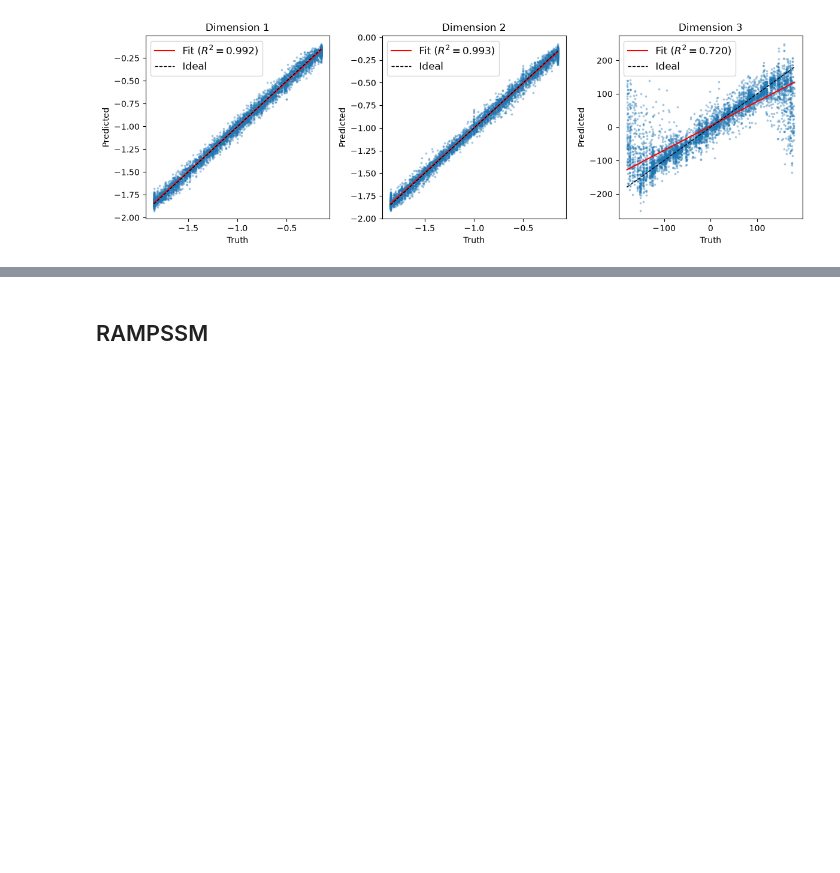
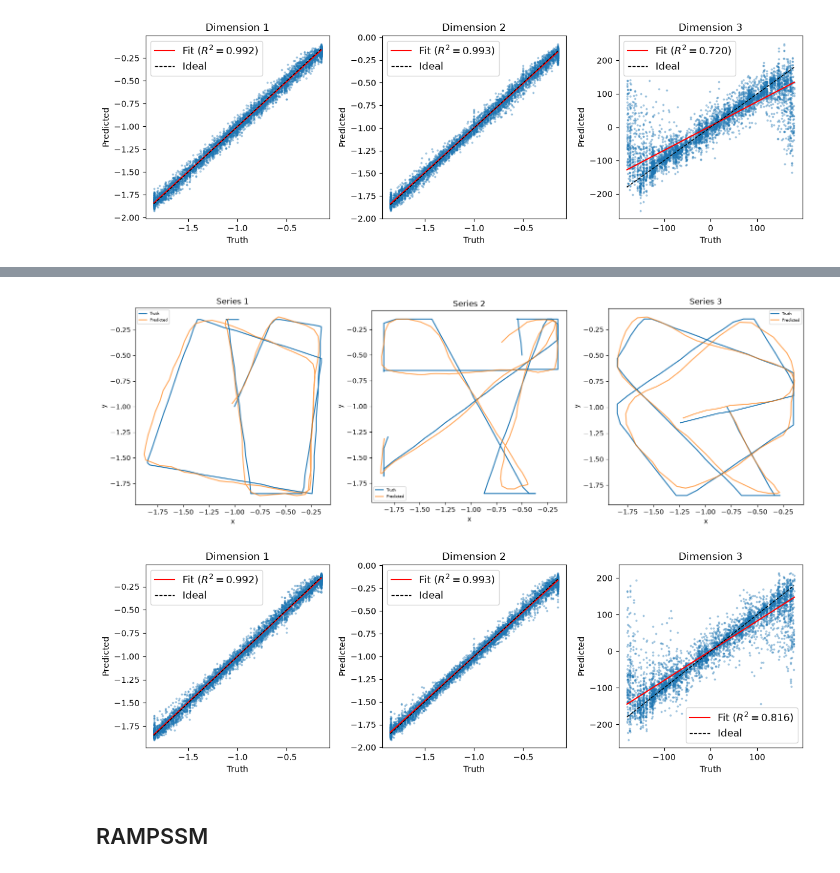
Before and after one commit to jamesgreen-c/RP-SLAM, a Jupyter notebook: src/experiments/slam/gps/gps.ipynb, the cells around one changed output, grey strips where cells are left out. Drawn from its saved outputs; the diff is of its cells as text; code cells hidden in the pictures; blank space fills up the shorter version.

```diff
--- a/src/experiments/slam/gps/gps.ipynb
+++ b/src/experiments/slam/gps/gps.ipynb
@@ -182,3 +205,10 @@ plot_visual_diagnostics(preds, truth)
+# %%
+preds = krr.predict(val_x)
+truth = DATASET.val_states
+plot_visual_diagnostics(preds, truth)
+# %% [output]
+[figure, added]
+[figure, added]
 # %% [markdown]
 ## RAMPSSM
 # %%
```
Also changed, not shown: parts of 7 cells of this notebook, 12 other files.
